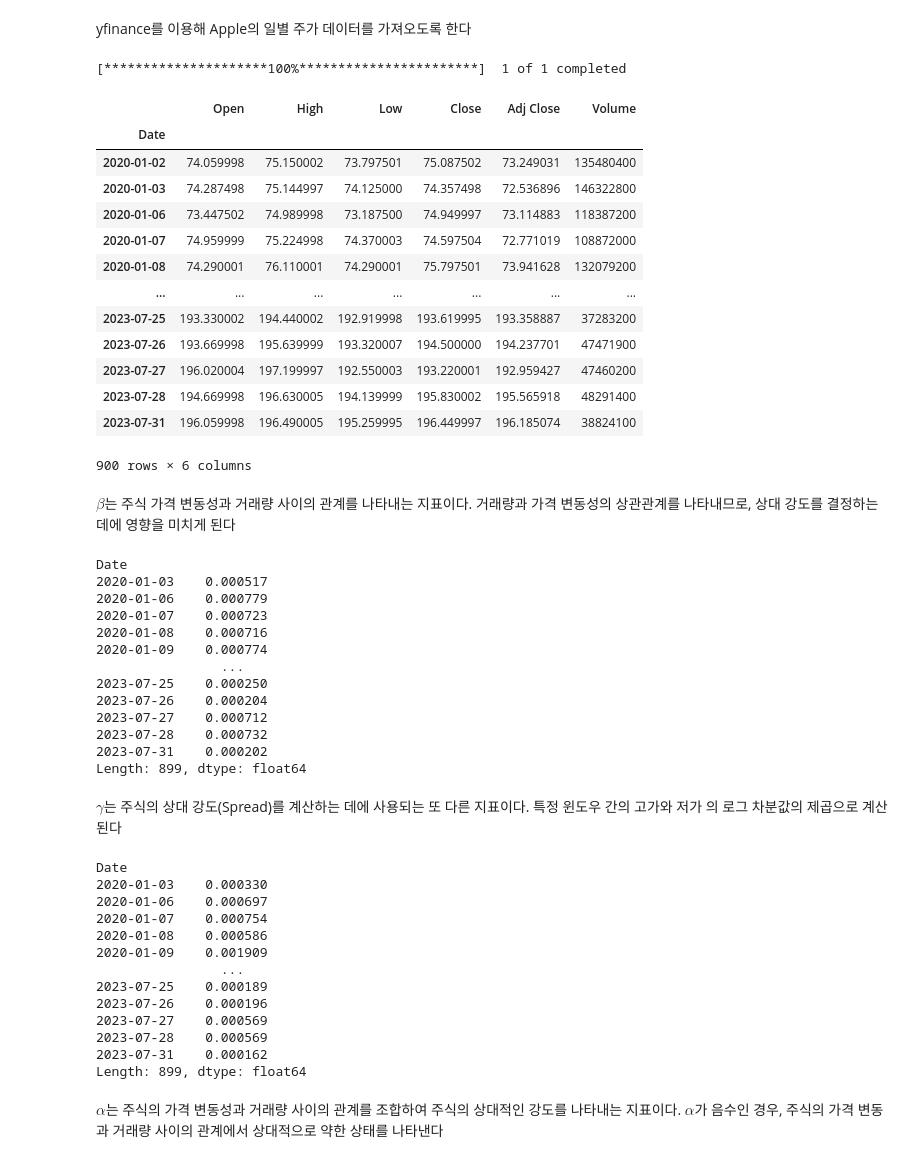
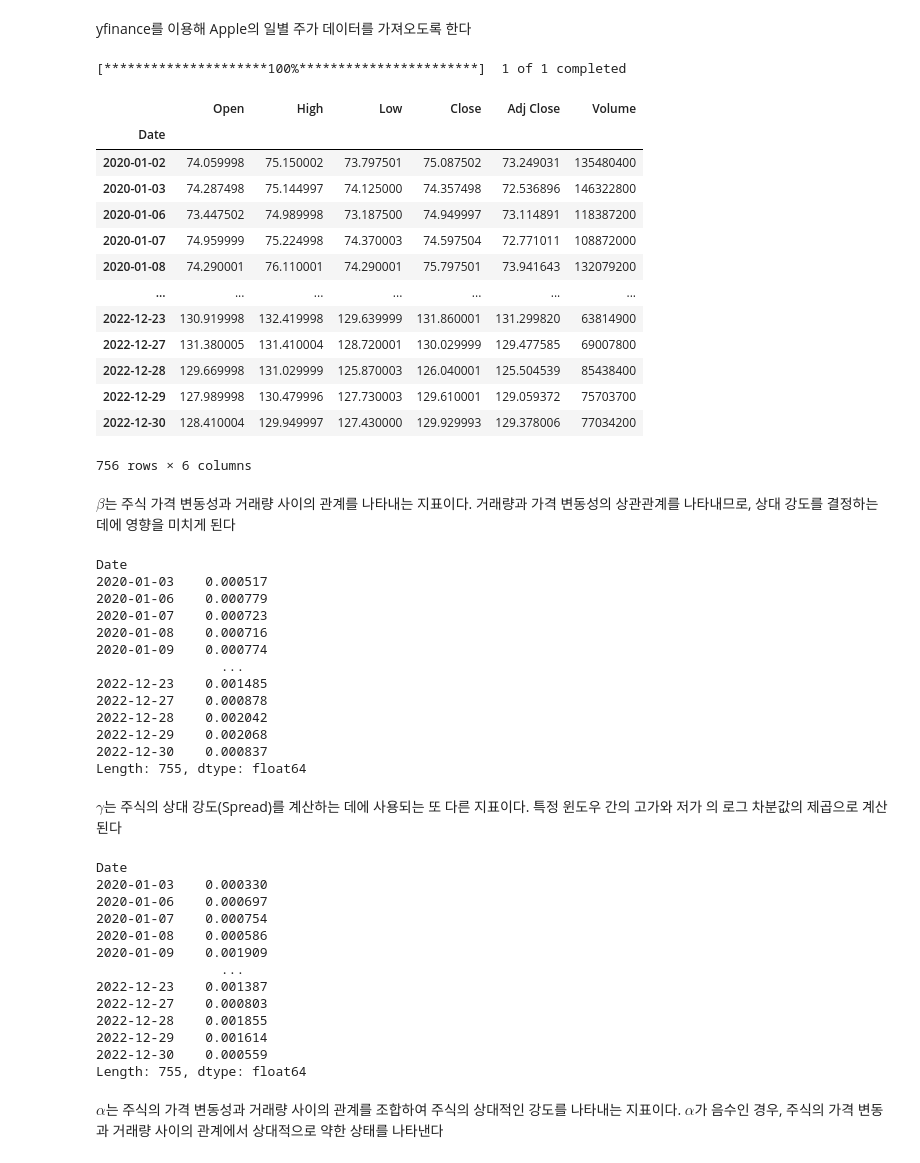
Before and after one commit to Tommylee1013/QUANTIFI, a Jupyter notebook: Week 08/Conditional Heteroskedasticity.ipynb, the cells around one changed output. Drawn from its saved outputs; the diff is of its cells as text; code cells hidden in the pictures.

```diff
--- a/Week 08/Conditional Heteroskedasticity.ipynb
+++ b/Week 08/Conditional Heteroskedasticity.ipynb
@@ -666,27 +666,27 @@ yfinance를 이용해 Apple의 일별 주가 데이터를 가져오도록 한다
 # %%
 import yfinance as yf
 
 start_date = '2020-01-01'
-end_date = '2023-08-01'
+end_date = '2023-01-01'
 
 apple = yf.download('AAPL', start = start_date, end = end_date)
 apple
 # %% [output]
 [*********************100%***********************]  1 of 1 completed
 |  | Open | High | Low | Close | Adj Close | Volume |
 | Date |  |  |  |  |  |  |
 | 2020-01-02 | 74.059998 | 75.150002 | 73.797501 | 75.087502 | 73.249031 | 135480400 |
 | 2020-01-03 | 74.287498 | 75.144997 | 74.125000 | 74.357498 | 72.536896 | 146322800 |
-| 2020-01-06 | 73.447502 | 74.989998 | 73.187500 | 74.949997 | 73.114883 | 118387200 |
-| 2020-01-07 | 74.959999 | 75.224998 | 74.370003 | 74.597504 | 72.771019 | 108872000 |
-| 2020-01-08 | 74.290001 | 76.110001 | 74.290001 | 75.797501 | 73.941628 | 132079200 |
+| 2020-01-06 | 73.447502 | 74.989998 | 73.187500 | 74.949997 | 73.114891 | 118387200 |
+| 2020-01-07 | 74.959999 | 75.224998 | 74.370003 | 74.597504 | 72.771011 | 108872000 |
+| 2020-01-08 | 74.290001 | 76.110001 | 74.290001 | 75.797501 | 73.941643 | 132079200 |
 | ... | ... | ... | ... | ... | ... | ... |
-| 2023-07-25 | 193.330002 | 194.440002 | 192.919998 | 193.619995 | 193.358887 | 37283200 |
-| 2023-07-26 | 193.669998 | 195.639999 | 193.320007 | 194.500000 | 194.237701 | 47471900 |
-| 2023-07-27 | 196.020004 | 197.199997 | 192.550003 | 193.220001 | 192.959427 | 47460200 |
-| 2023-07-28 | 194.669998 | 196.630005 | 194.139999 | 195.830002 | 195.565918 | 48291400 |
-| 2023-07-31 | 196.059998 | 196.490005 | 195.259995 | 196.449997 | 196.185074 | 38824100 |
+| 2022-12-23 | 130.919998 | 132.419998 | 129.639999 | 131.860001 | 131.299820 | 63814900 |
+| 2022-12-27 | 131.380005 | 131.410004 | 128.720001 | 130.029999 | 129.477585 | 69007800 |
+| 2022-12-28 | 129.669998 | 131.029999 | 125.870003 | 126.040001 | 125.504539 | 85438400 |
+| 2022-12-29 | 127.989998 | 130.479996 | 127.730003 | 129.610001 | 129.059372 | 75703700 |
+| 2022-12-30 | 128.410004 | 129.949997 | 127.430000 | 129.929993 | 129.378006 | 77034200 |
-900 rows × 6 columns
+756 rows × 6 columns
 # %% [markdown]
 $\beta$는 주식 가격 변동성과 거래량 사이의 관계를 나타내는 지표이다. 거래량과 가격 변동성의 상관관계를 나타내므로, 상대 강도를 결정하는 데에 영향을 미치게 된다
 # %%
@@ -699,12 +699,12 @@ Date
 2020-01-08    0.000716
 2020-01-09    0.000774
                 ...
-2023-07-25    0.000250
-2023-07-26    0.000204
-2023-07-27    0.000712
-2023-07-28    0.000732
-2023-07-31    0.000202
-Length: 899, dtype: float64
+2022-12-23    0.001485
+2022-12-27    0.000878
+2022-12-28    0.002042
+2022-12-29    0.002068
+2022-12-30    0.000837
+Length: 755, dtype: float64
 # %% [markdown]
 $\gamma$는 주식의 상대 강도(Spread)를 계산하는 데에 사용되는 또 다른 지표이다. 특정 윈도우 간의 고가와 저가 의 로그 차분값의 제곱으로 계산된다
 # %%
@@ -717,12 +717,12 @@ Date
 2020-01-08    0.000586
 2020-01-09    0.001909
                 ...
-2023-07-25    0.000189
-2023-07-26    0.000196
-2023-07-27    0.000569
-2023-07-28    0.000569
-2023-07-31    0.000162
-Length: 899, dtype: float64
+2022-12-23    0.001387
+2022-12-27    0.000803
+2022-12-28    0.001855
+2022-12-29    0.001614
+2022-12-30    0.000559
+Length: 755, dtype: float64
 # %% [markdown]
 $\alpha$는 주식의 가격 변동성과 거래량 사이의 관계를 조합하여 주식의 상대적인 강도를 나타내는 지표이다. $\alpha$가 음수인 경우, 주식의 가격 변동과 거래량 사이의 관계에서 상대적으로 약한 상태를 나타낸다
 # %%
```
Also changed, not shown: parts of 8 cells of this notebook.
